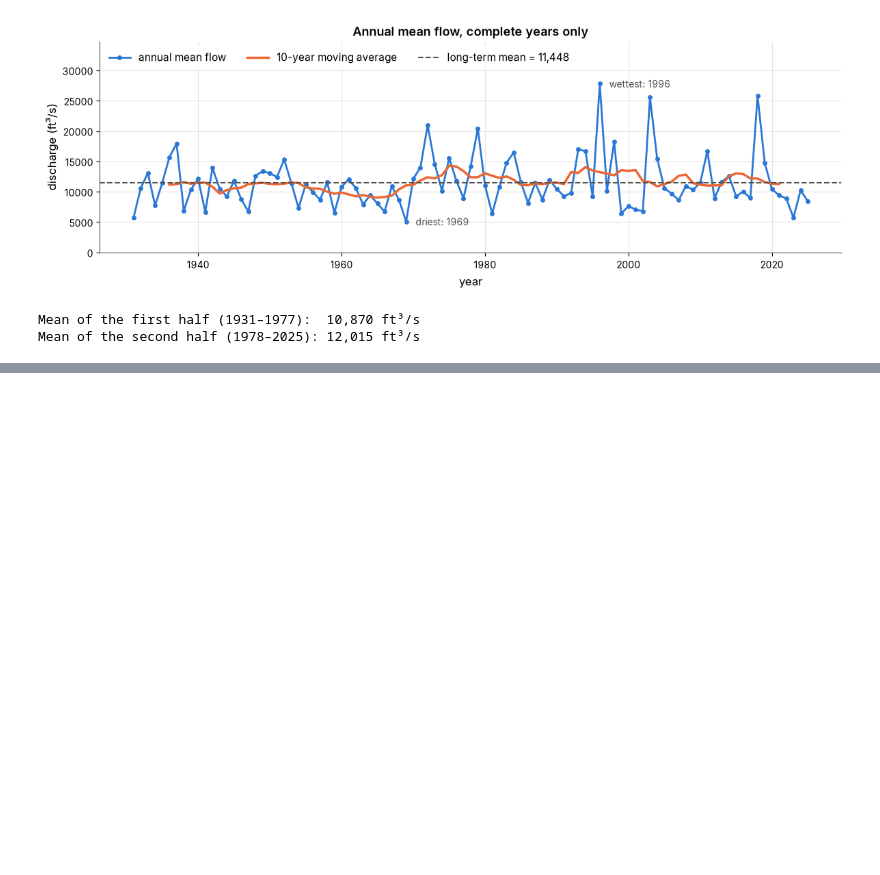
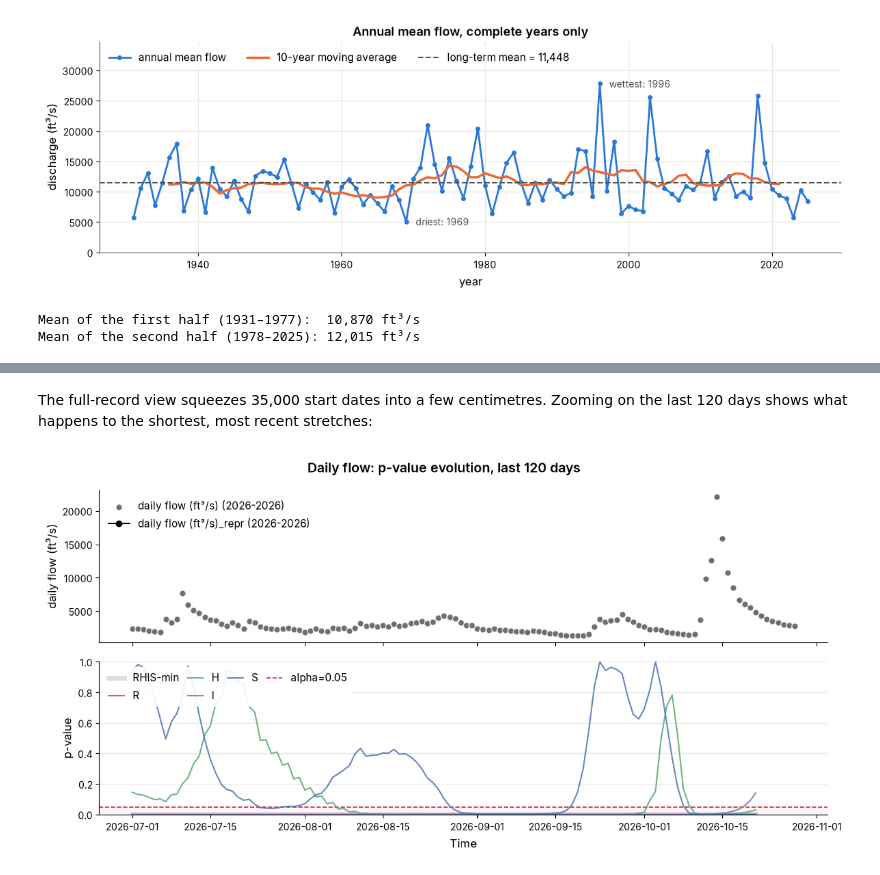
Before and after one commit to MCoelho222/time-series, a Jupyter notebook: example_notebooks/usgs.ipynb, the cells around one changed output, grey strips where cells are left out. Cells and saved outputs as stored; diff of their text form; code cells hidden in the pictures; blank space fills up the shorter version.

```diff
--- a/example_notebooks/usgs.ipynb
+++ b/example_notebooks/usgs.ipynb
@@ -756,0 +471,6 @@ plot_rhis_evolution(
+# %% [markdown]
+The full-record view squeezes 35,000 start dates into a few centimetres. Zooming on the last 120 days shows what happens to the shortest, most recent stretches:
+# %%
+plot_evolution(rhis_d, evol_d, repr_d, 'Daily flow: p-value evolution, last 120 days', last=120)
+# %% [output]
+[figure, added]
```
Also changed, not shown: parts of 80 cells of this notebook.
